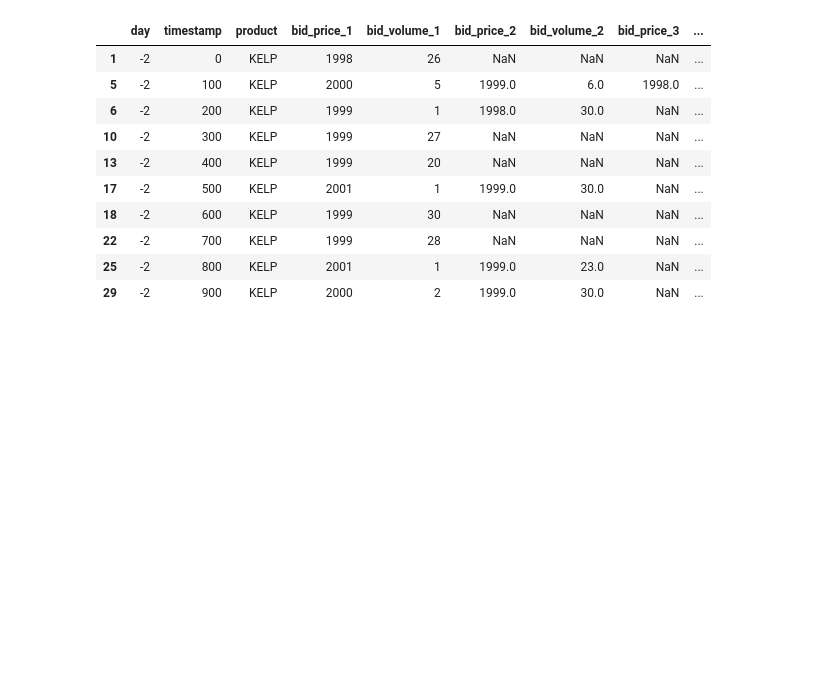
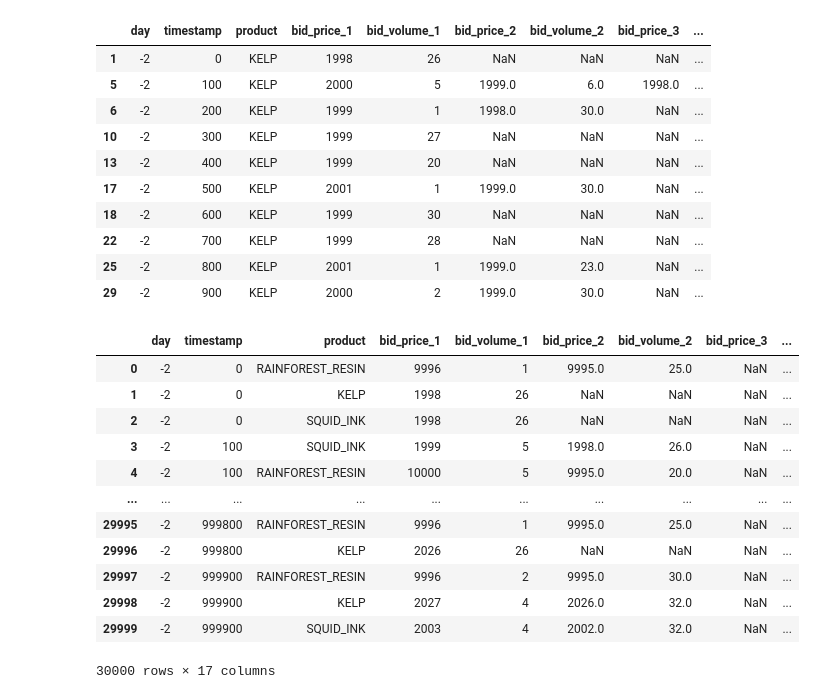
Before and after one commit to xiaoyongzhang47/imc_prosperity_2025_foxfoxgogogo, a Jupyter notebook: data_visual.ipynb, the cells around one changed output. Cells and saved outputs as stored; diff of their text form; code cells hidden in the pictures; blank space fills up the shorter version.

```diff
--- a/data_visual.ipynb
+++ b/data_visual.ipynb
@@ -53,0 +64,16 @@ prices_round_1_day_m2_df[prices_round_1_day_m2_df['product']=='KELP'].head(10)
+# %%
+market_data
+# %% [output]
+|  | day | timestamp | product | bid_price_1 | bid_volume_1 | bid_price_2 | bid_volume_2 | bid_price_3 | ... |
+| 0 | -2 | 0 | RAINFOREST_RESIN | 9996 | 1 | 9995.0 | 25.0 | NaN | ... |
+| 1 | -2 | 0 | KELP | 1998 | 26 | NaN | NaN | NaN | ... |
+| 2 | -2 | 0 | SQUID_INK | 1998 | 26 | NaN | NaN | NaN | ... |
+| 3 | -2 | 100 | SQUID_INK | 1999 | 5 | 1998.0 | 26.0 | NaN | ... |
+| 4 | -2 | 100 | RAINFOREST_RESIN | 10000 | 5 | 9995.0 | 20.0 | NaN | ... |
+| ... | ... | ... | ... | ... | ... | ... | ... | ... | ... |
+| 29995 | -2 | 999800 | RAINFOREST_RESIN | 9996 | 1 | 9995.0 | 25.0 | NaN | ... |
+| 29996 | -2 | 999800 | KELP | 2026 | 26 | NaN | NaN | NaN | ... |
+| 29997 | -2 | 999900 | RAINFOREST_RESIN | 9996 | 2 | 9995.0 | 30.0 | NaN | ... |
+| 29998 | -2 | 999900 | KELP | 2027 | 4 | 2026.0 | 32.0 | NaN | ... |
+| 29999 | -2 | 999900 | SQUID_INK | 2003 | 4 | 2002.0 | 32.0 | NaN | ... |
+30000 rows × 17 columns
```
Also changed, not shown: parts of 7 cells of this notebook, 5 other files.
